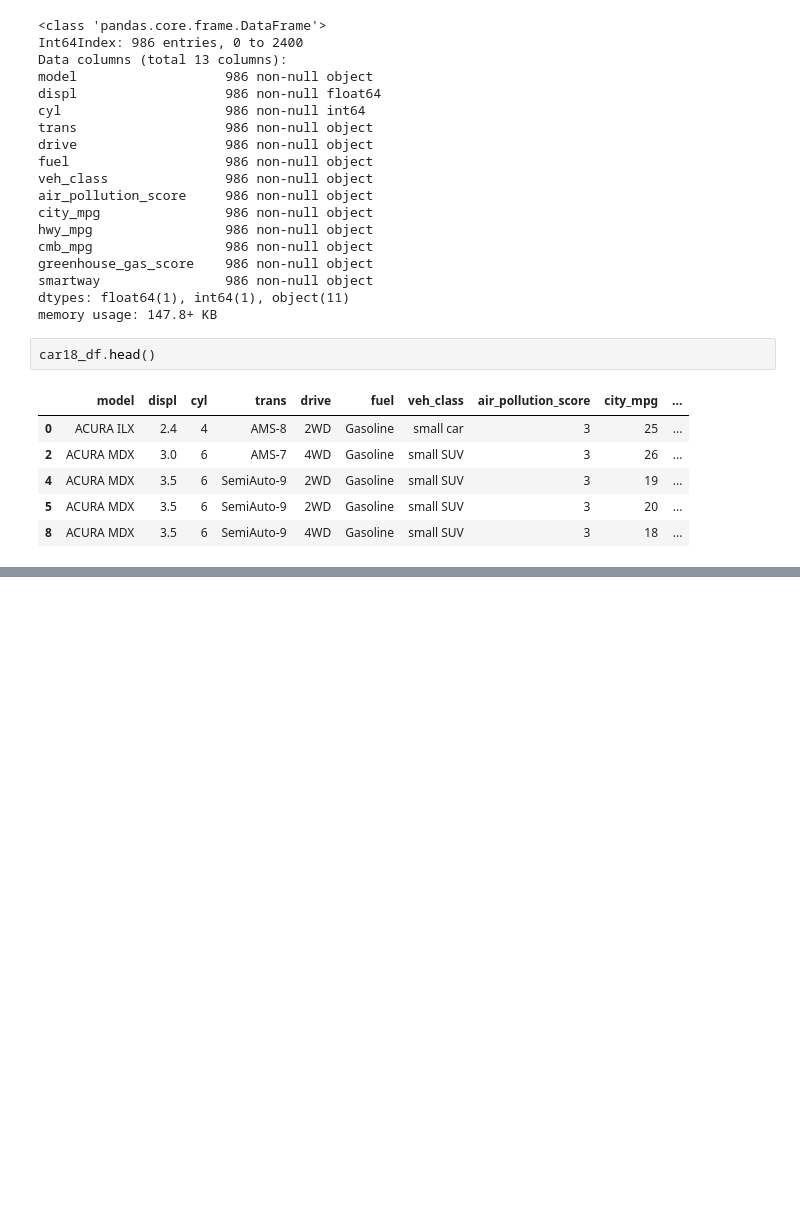
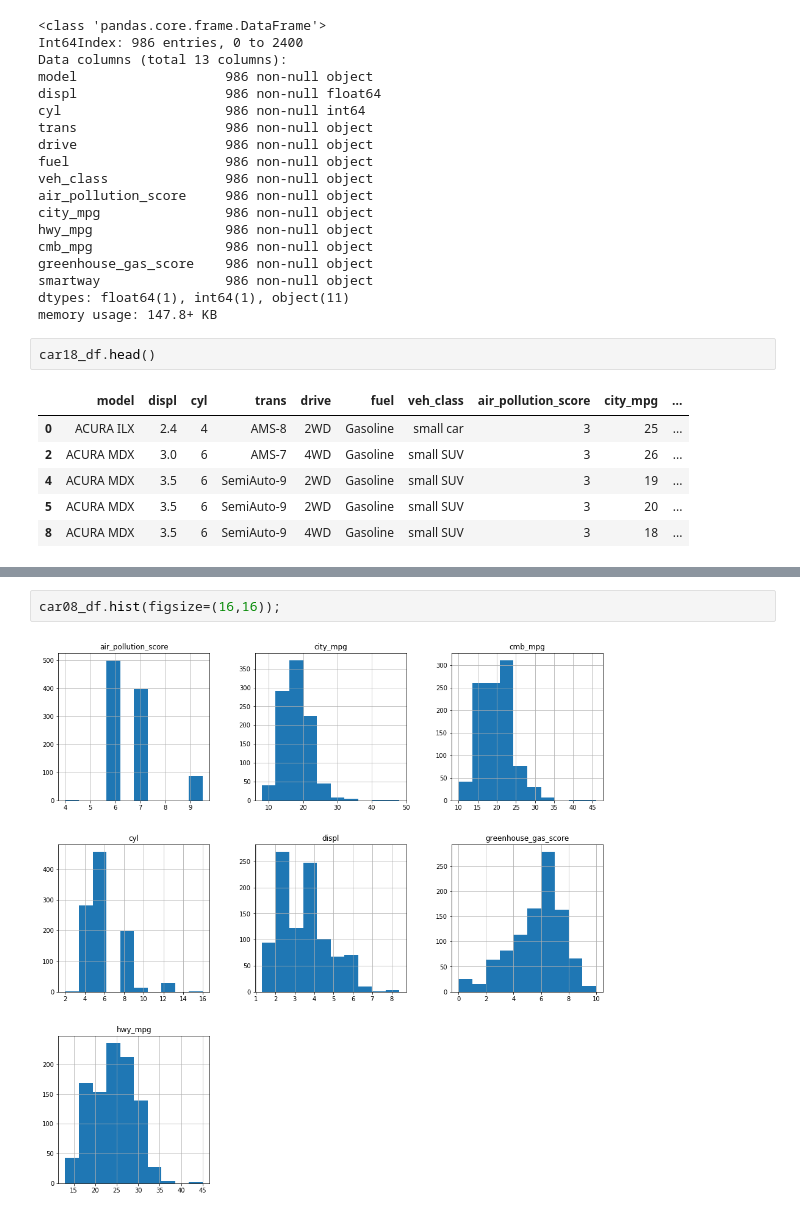
Before and after one commit to kokasha/udacity_data_analyst, a Jupyter notebook: Mod3/case_study2/case_study2_analysis.ipynb, the cells around one changed output, grey strips where cells are left out. Drawn from its saved outputs; the diff is of its cells as text; blank space fills up the shorter version.

```diff
--- a/Mod3/case_study2/case_study2_analysis.ipynb
+++ b/Mod3/case_study2/case_study2_analysis.ipynb
@@ -420,0 +717,4 @@ ValueError: could not convert string to float: '6/4'
+# %%
+car08_df.hist(figsize=(16,16));
+# %% [output]
+[figure, added]
```
Also changed, not shown: parts of 64 cells of this notebook, 23 other files.
